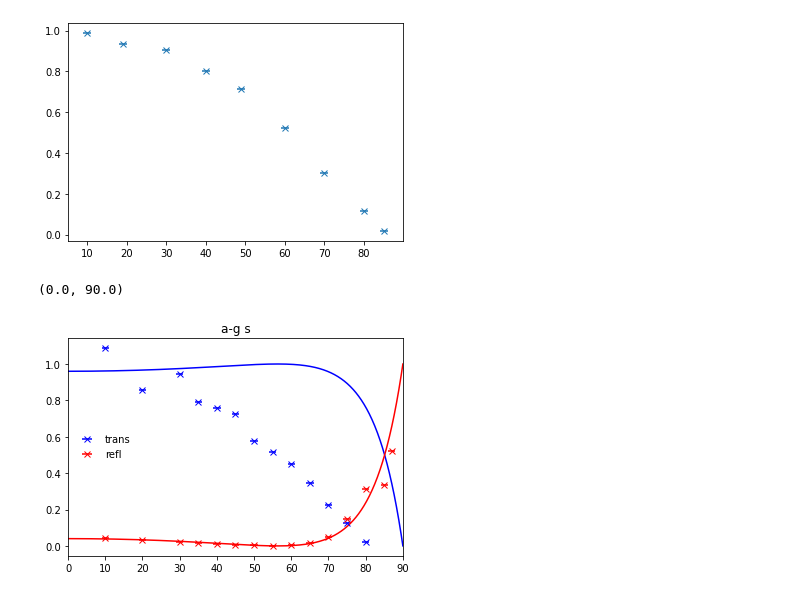
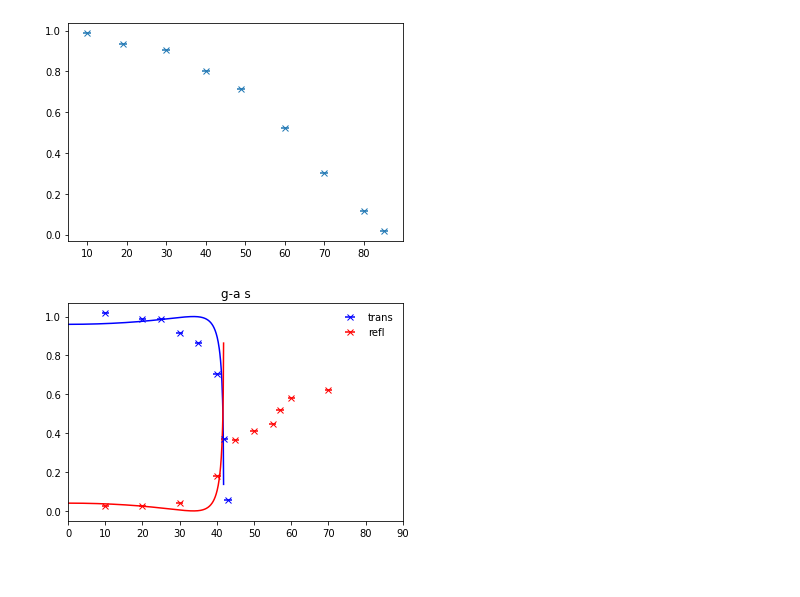
Before and after one commit to ttlindkvist/exphys2, a Jupyter notebook: plot.ipynb, the cells around one changed output. Saved outputs shown, nothing was run; the diff lists cells and outputs as text; code cells hidden in the pictures.

```diff
--- a/plot.ipynb
+++ b/plot.ipynb
@@ -23,19 +23,18 @@ plt.errorbar(*getNormalized("data/a-g s trans.txt"), xerr=1, fmt='x')
 <ErrorbarContainer object of 3 artists>
 [figure]
 # %%
-n_1 = 1 # approx 1 for air
-n_2 = 1.5 #to be found later
+n_1 = 1.5 # approx 1 for air
+n_2 = 1 #to be found later
 
 theta_1s = np.linspace(0, np.pi/2, 1000)
 theta_2s = np.arcsin(n_1*np.sin(theta_1s)/n_2)
 plt.plot(theta_1s*180/np.pi, Tp(theta_1s, theta_2s), 'b')
 plt.plot(theta_1s*180/np.pi, Rp(theta_1s, theta_2s), 'r')
-plt.errorbar(*getNormalized("data/a-g p trans.txt"), xerr=1, fmt='bx', label="trans")
-plt.errorbar(*getNormalized("data/a-g p refl.txt"), xerr=1, fmt='rx', label="refl")
-plt.title("a-g s")
+plt.errorbar(*getNormalized("data/g-a s trans.txt"), xerr=0.5, fmt='bx', label="trans")
+plt.errorbar(*getNormalized("data/g-a s refl.txt"), xerr=0.5, fmt='rx', label="refl")
+plt.title("g-a s")
 plt.legend(frameon=False)
 plt.xlim(0, 90)
-# plt.savefig("g-a p.png", dpi=200)
+# plt.savefig("g-a s.png", dpi=200)
 # %% [output]
-(0.0, 90.0)
-[figure, old version]
+[figure, new version]
```
Also changed, not shown: 3 other files.
